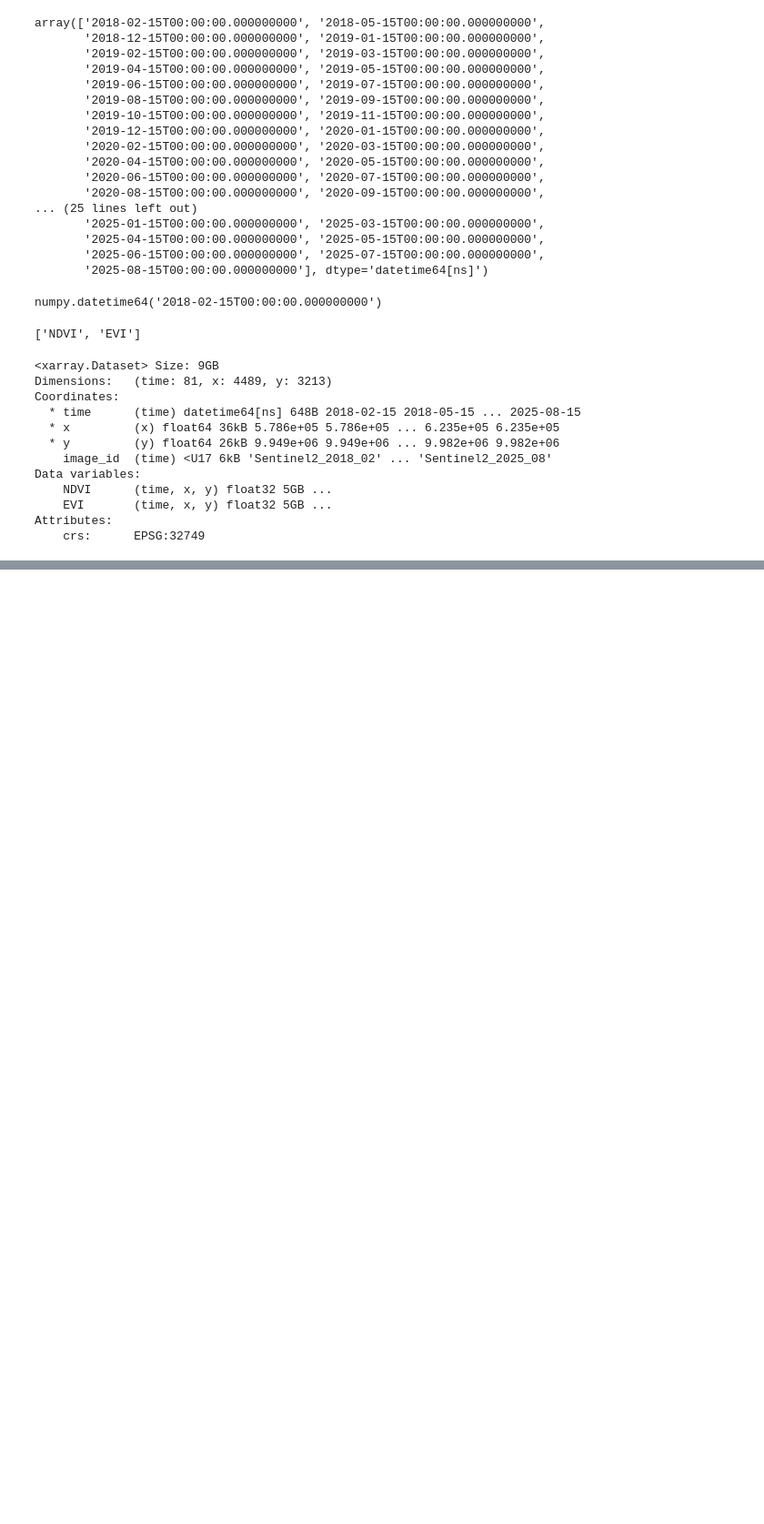
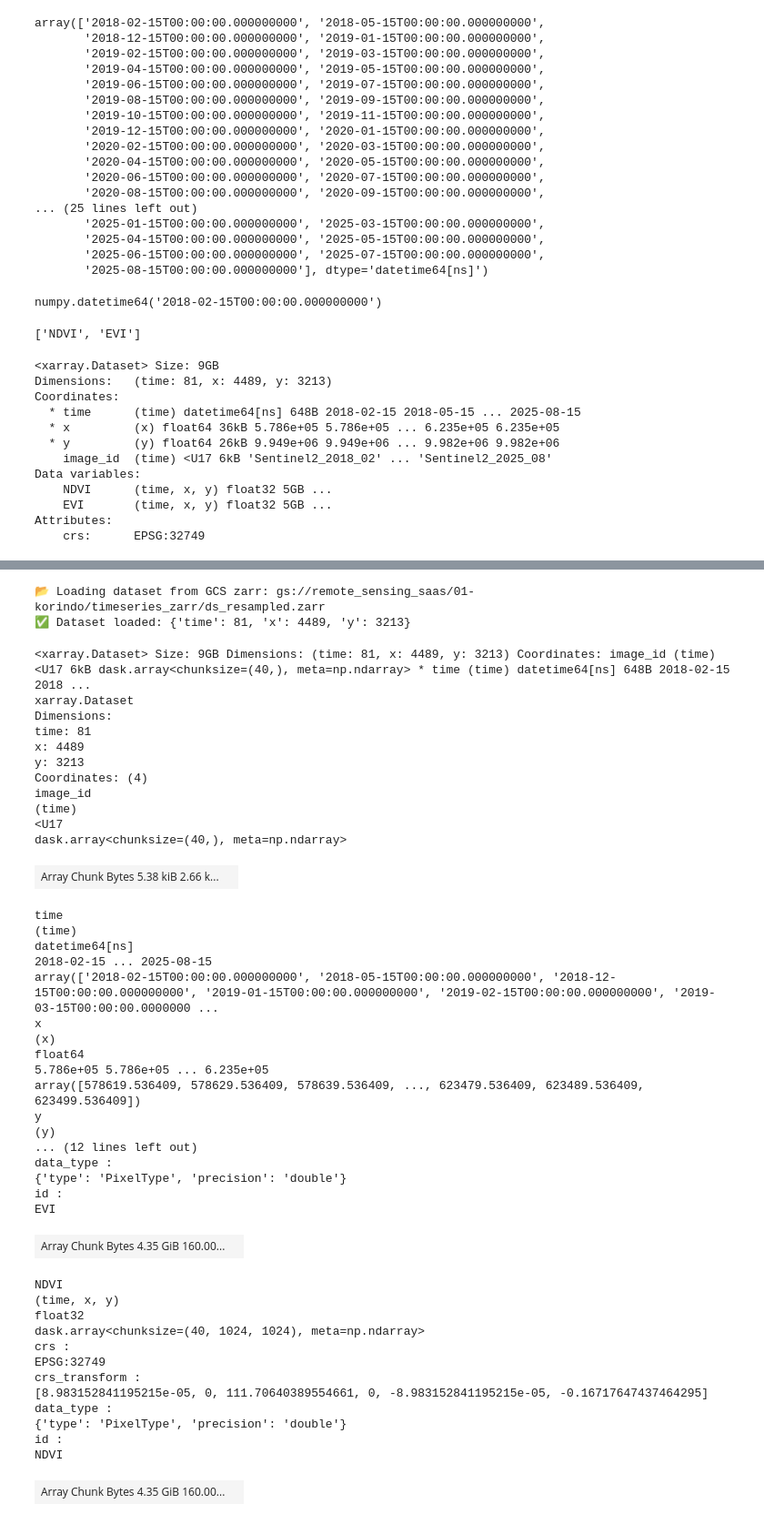
Before and after one commit to miqbalf/gis-carbon-ai, a Jupyter notebook: jupyter/notebooks/02b_forestry_arr_eligibility_stac_LAZY_OPTIMIZE.ipynb, the cells around one changed output, grey strips where cells are left out. Shown at 91% size. Saved outputs shown, nothing was run; the diff lists cells and outputs as text; code cells hidden in the pictures; blank space fills up the shorter version.

Commit message:
save to zarr and reload, for tsfresh

```diff
--- a/jupyter/notebooks/02b_forestry_arr_eligibility_stac_LAZY_OPTIMIZE.ipynb
+++ b/jupyter/notebooks/02b_forestry_arr_eligibility_stac_LAZY_OPTIMIZE.ipynb
@@ -3812,7 +3742,9 @@ list(ds.data_vars)
 # ds = ds.sortby('time')
 # ds = ds.sel(time=~ds.indexes['time'].duplicated())
 
-zarr_path = 'data/ds_resampled.zarr'
+# zarr_path = 'data/ds_resampled.zarr'
+zarr_path = os.getenv('GCS_ZARR_DIR') + '/ds_resampled.zarr'
+storage = 'gcs'
 
 # if not os.path.exists(zarr_path):
 #     # Direct linear interpolation onto target grid (requires SciPy)
@@ -3882,0 +3825,49 @@ WARNING:googleapiclient.http:Sleeping 0.70 seconds before retry 1 of 5 for reque
+# %%
+ds_resampled = load_dataset_zarr(zarr_path, storage=storage)
+ds_resampled
+# %% [output]
+📂 Loading dataset from GCS zarr: gs://remote_sensing_saas/01-korindo/timeseries_zarr/ds_resampled.zarr
+✅ Dataset loaded: {'time': 81, 'x': 4489, 'y': 3213}
+<xarray.Dataset> Size: 9GB Dimensions: (time: 81, x: 4489, y: 3213) Coordinates: image_id (time) <U17 6kB dask.array<chunksize=(40,), meta=np.ndarray> * time (time) datetime64[ns] 648B 2018-02-15 2018 ...
+xarray.Dataset
+Dimensions:
+time: 81
+x: 4489
+y: 3213
+Coordinates: (4)
+image_id
+(time)
+<U17
+dask.array<chunksize=(40,), meta=np.ndarray>
+| Array Chunk Bytes 5.38 kiB 2.66 k... |  |
+time
+(time)
+datetime64[ns]
+2018-02-15 ... 2025-08-15
+array(['2018-02-15T00:00:00.000000000', '2018-05-15T00:00:00.000000000', '2018-12-15T00:00:00.000000000', '2019-01-15T00:00:00.000000000', '2019-02-15T00:00:00.000000000', '2019-03-15T00:00:00.0000000 ...
+x
+(x)
+float64
+5.786e+05 5.786e+05 ... 6.235e+05
+array([578619.536409, 578629.536409, 578639.536409, ..., 623479.536409, 623489.536409, 623499.536409])
+y
+(y)
+... (12 lines left out)
+data_type :
+{'type': 'PixelType', 'precision': 'double'}
+id :
+EVI
+| Array Chunk Bytes 4.35 GiB 160.00... |  |
+NDVI
+(time, x, y)
+float32
+dask.array<chunksize=(40, 1024, 1024), meta=np.ndarray>
+crs :
+EPSG:32749
+crs_transform :
+[8.983152841195215e-05, 0, 111.70640389554661, 0, -8.983152841195215e-05, -0.16717647437464295]
+data_type :
+{'type': 'PixelType', 'precision': 'double'}
+id :
+NDVI
+| Array Chunk Bytes 4.35 GiB 160.00... |  |
```
Also changed, not shown: parts of 12 cells of this notebook, 1 other file.
